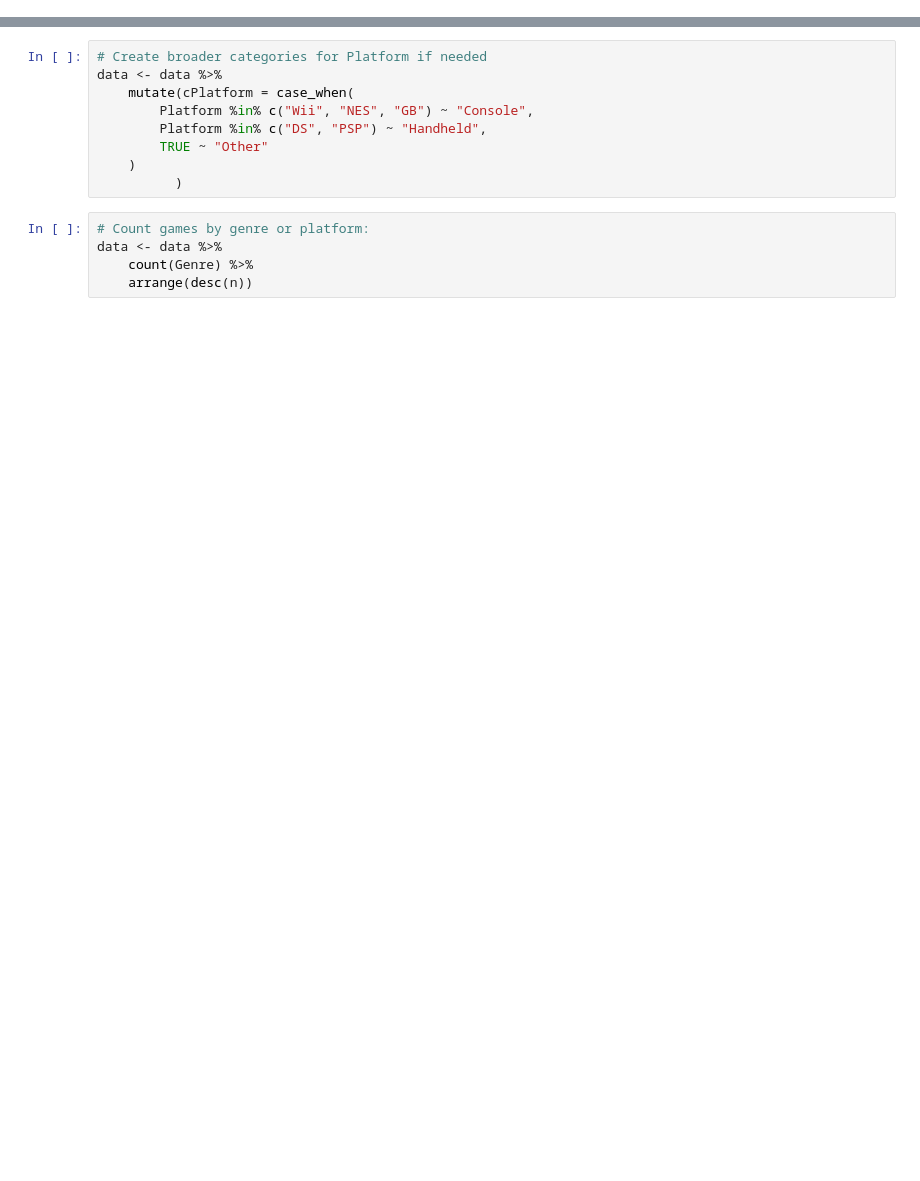
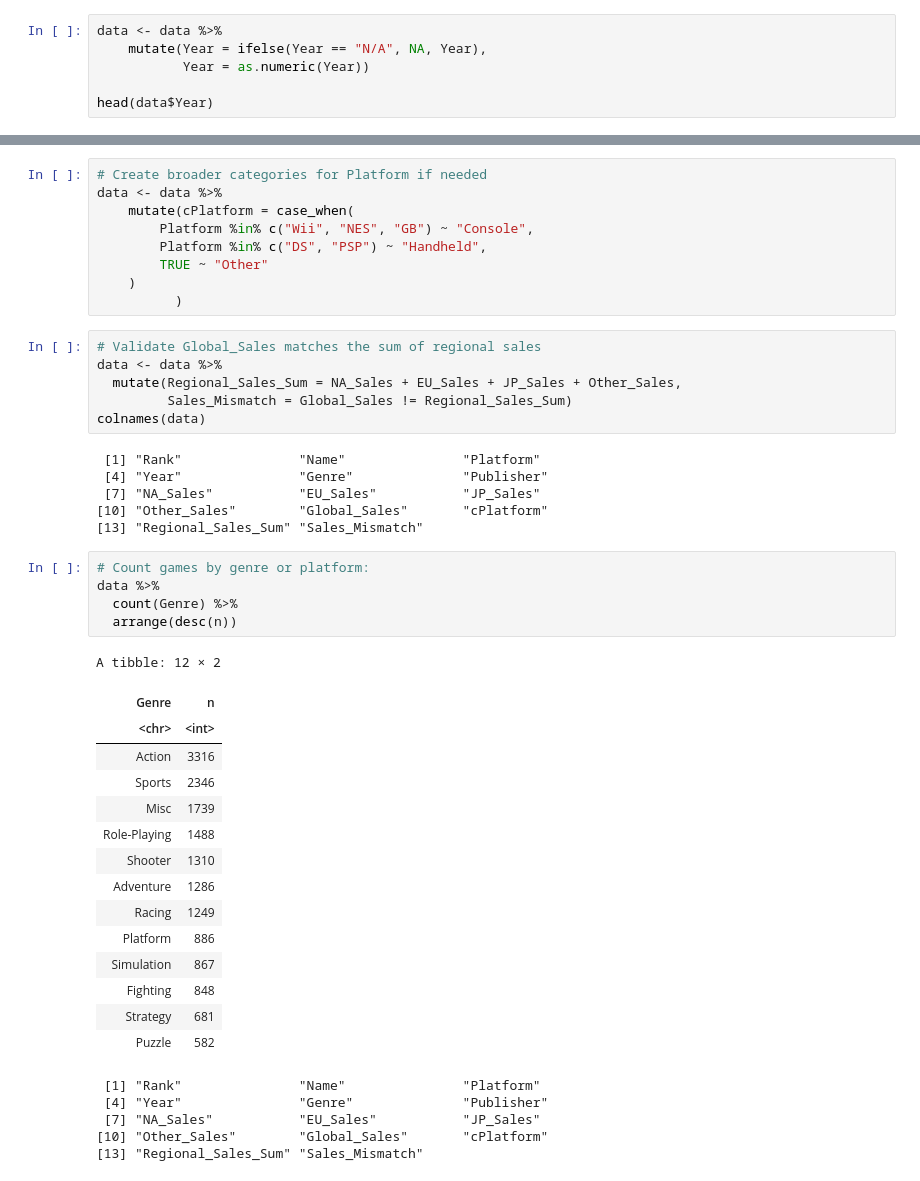
Before and after one commit to jparep/game-sales-visualization, a Jupyter notebook: game-sales-visualization.ipynb, the cells around one changed output, grey strips where cells are left out. Cells and saved outputs as stored; diff of their text form; blank space fills up the shorter version.

```diff
--- a/game-sales-visualization.ipynb
+++ b/game-sales-visualization.ipynb
@@ -31,0 +51,6 @@ head(data$Year)
+# %%
+data <- data %>%
+    mutate(Year = ifelse(Year == "N/A", NA, Year),
+           Year = as.numeric(Year))
+
+head(data$Year)
@@ -46,8 +73,41 @@ data <- data %>%
         TRUE ~ "Other"
     )
           )
+# %%
+# Validate Global_Sales matches the sum of regional sales
+data <- data %>%
+  mutate(Regional_Sales_Sum = NA_Sales + EU_Sales + JP_Sales + Other_Sales,
+         Sales_Mismatch = Global_Sales != Regional_Sales_Sum)
+colnames(data)
+# %% [output]
+ [1] "Rank"               "Name"               "Platform"
+ [4] "Year"               "Genre"              "Publisher"
+ [7] "NA_Sales"           "EU_Sales"           "JP_Sales"
+[10] "Other_Sales"        "Global_Sales"       "cPlatform"
+[13] "Regional_Sales_Sum" "Sales_Mismatch"
 # %%
 # Count games by genre or platform:
-data <- data %>%
-    count(Genre) %>%
-    arrange(desc(n))
+data %>%
+  count(Genre) %>%
+  arrange(desc(n))
+# %% [output]
+A tibble: 12 × 2
+| Genre | n |
+| <chr> | <int> |
+| Action | 3316 |
+| Sports | 2346 |
+| Misc | 1739 |
+| Role-Playing | 1488 |
+| Shooter | 1310 |
+| Adventure | 1286 |
+| Racing | 1249 |
+| Platform | 886 |
+| Simulation | 867 |
+| Fighting | 848 |
+| Strategy | 681 |
+| Puzzle | 582 |
+ [1] "Rank"               "Name"               "Platform"
+ [4] "Year"               "Genre"              "Publisher"
+ [7] "NA_Sales"           "EU_Sales"           "JP_Sales"
+[10] "Other_Sales"        "Global_Sales"       "cPlatform"
+[13] "Regional_Sales_Sum" "Sales_Mismatch"
```
Also changed, not shown: parts of 5 cells of this notebook.
